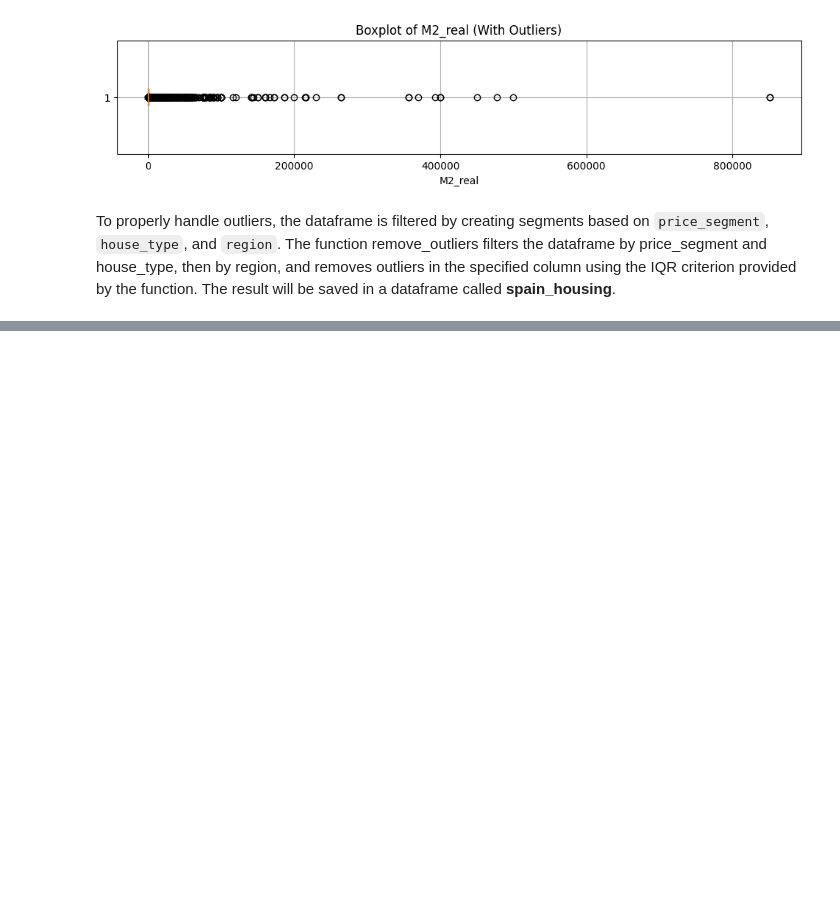
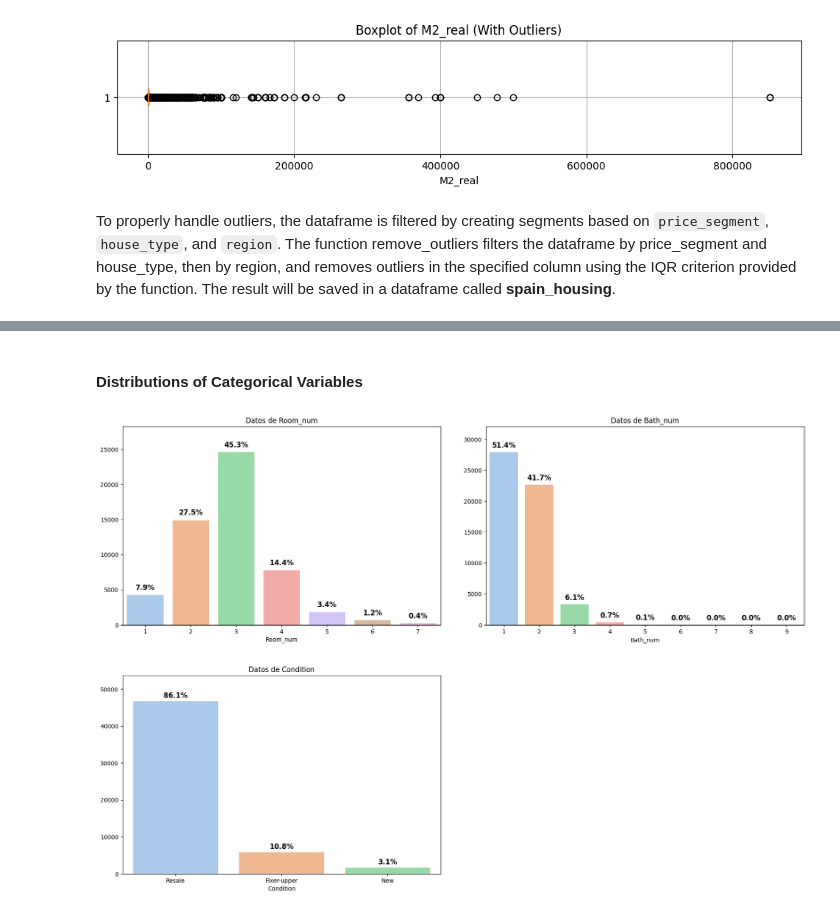
Before and after one commit to fer78/Data-Analytics-Final-Portfolio-Project, a Jupyter notebook: Data-Analytics-Final-Portfolio-Project.ipynb, the cells around one changed output, grey strips where cells are left out. Drawn from its saved outputs; the diff is of its cells as text; code cells hidden in the pictures; blank space fills up the shorter version.

```diff
--- a/Data-Analytics-Final-Portfolio-Project.ipynb
+++ b/Data-Analytics-Final-Portfolio-Project.ipynb
@@ -1252,0 +1353,6 @@ spain_housing.to_csv('data/spain_housing.csv', index=False)
+# %% [markdown]
+#### Distributions of Categorical Variables
+# %%
+categorical_features_view(affordable)
+# %% [output]
+[figure, added]
```
Also changed, not shown: parts of 23 cells of this notebook, 2 other files.
